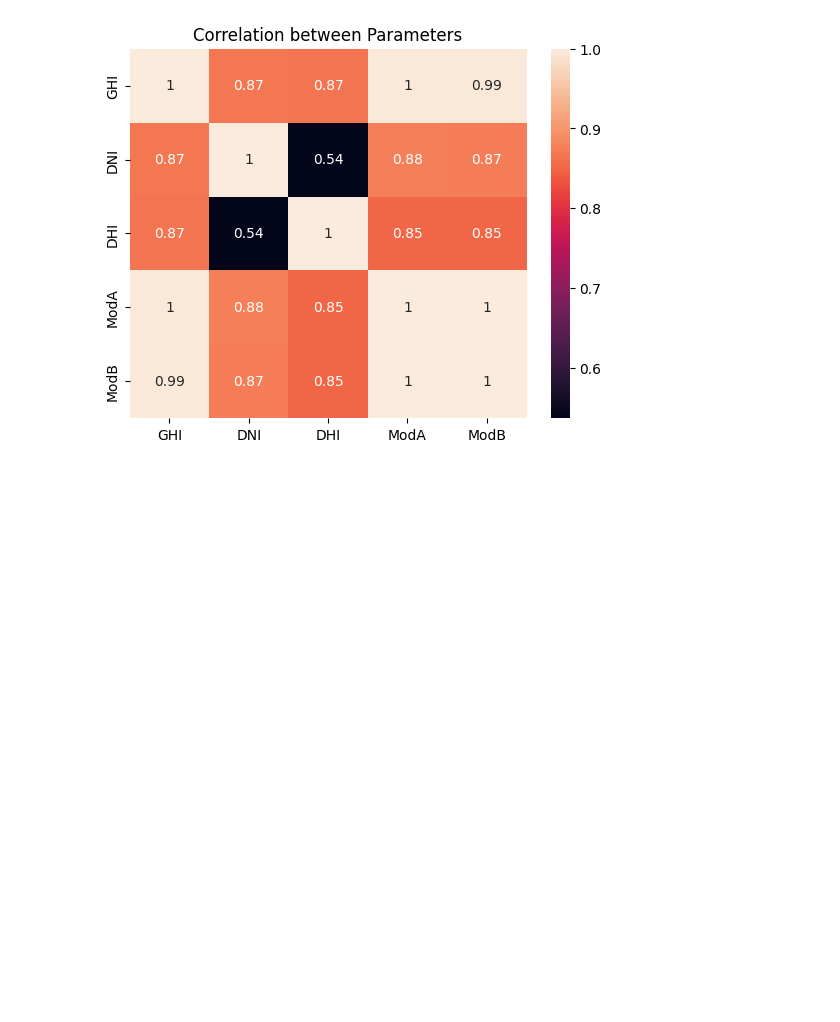
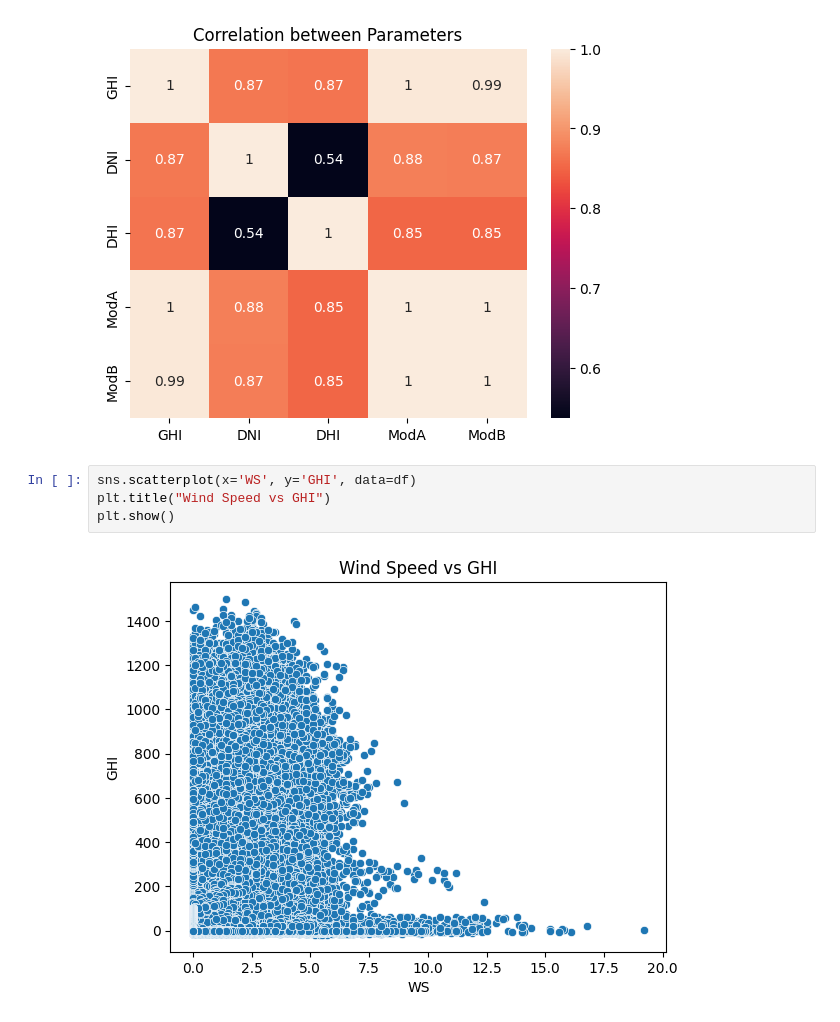
Before and after one commit to yeab-B/solar-challenge-week1, a Jupyter notebook: src/notebooks/sierra_leone_eda.ipynb, the cells around one changed output. Cells and saved outputs as stored; diff of their text form; blank space fills up the shorter version.

```diff
--- a/src/notebooks/sierra_leone_eda.ipynb
+++ b/src/notebooks/sierra_leone_eda.ipynb
@@ -81,3 +81,9 @@ plt.title("Correlation between Parameters")
 plt.show()
 # %% [output]
 [figure]
+# %%
+sns.scatterplot(x='WS', y='GHI', data=df)
+plt.title("Wind Speed vs GHI")
+plt.show()
+# %% [output]
+[figure, added]
```
